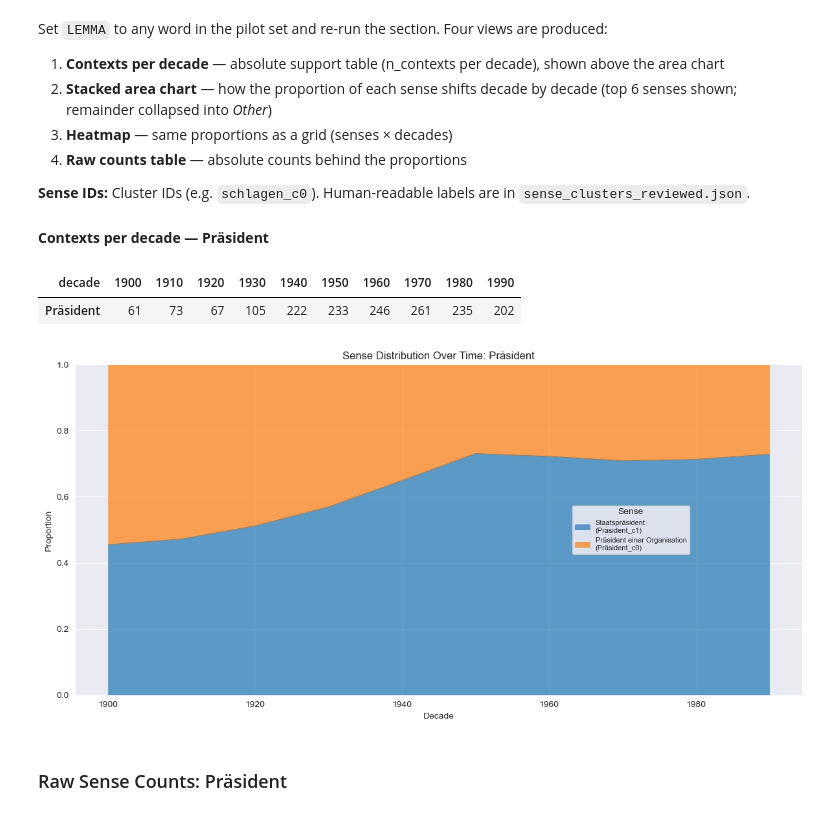
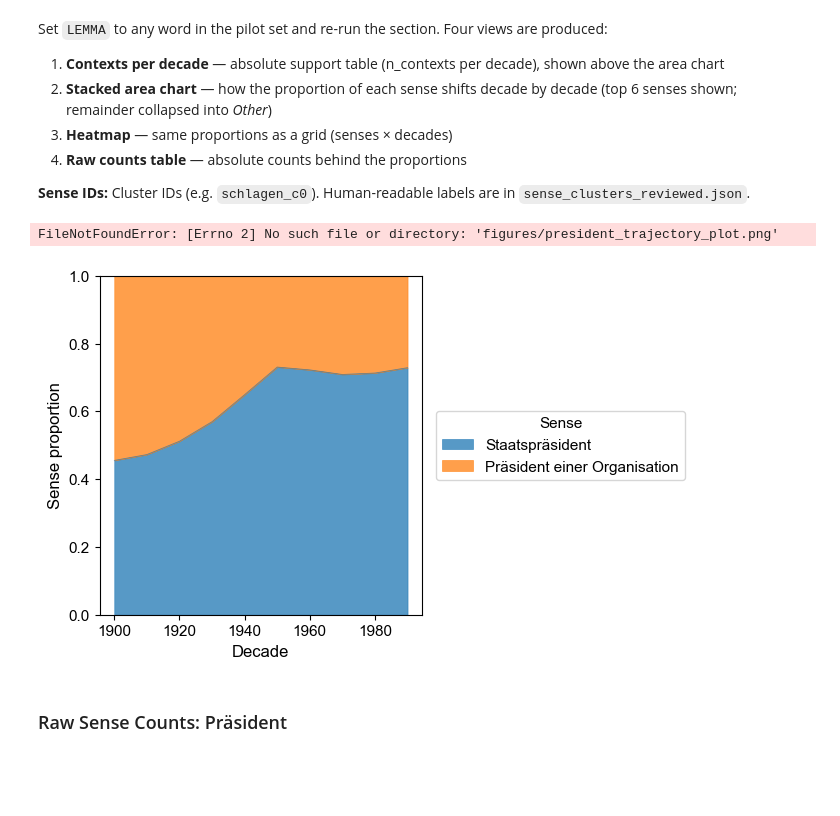
Before and after one commit to FlackoJodye1/diachronic-word-sense-change, a Jupyter notebook: notebooks/analysis/diachronic_pilot_results.ipynb, the cells around one changed output. Saved outputs shown, nothing was run; the diff lists cells and outputs as text; code cells hidden in the pictures; blank space fills up the shorter version.

```diff
--- a/notebooks/analysis/diachronic_pilot_results.ipynb
+++ b/notebooks/analysis/diachronic_pilot_results.ipynb
@@ -329,66 +329,63 @@ Set `LEMMA` to any word in the pilot set and re-run the section. Four views are
 LEMMA = 'Präsident'
 # %%
 # Stacked area chart of sense proportions
-TOP_N = 6  # show top-N senses; remainder collapsed into 'Other'
-
+TOP_N = 6
 lemma_counts = sense_counts[sense_counts['lemma'] == LEMMA].copy()
+import re
 
 if len(lemma_counts) == 0:
     print(f'No data for: {LEMMA}')
 else:
-    # ── Contexts per decade (support table) ──────────────────────────────
-    ctx_row = (
-        decade_stats[decade_stats['lemma'] == LEMMA]
-        .sort_values('decade')
-        .set_index('decade')['n_contexts']
-        .rename('n_contexts')
-        .to_frame().T
-    )
-    ctx_row.index = [LEMMA]
-    display(Markdown(f'**Contexts per decade — {LEMMA}**'))
-    display(
-        ctx_row.style.format('{:.0f}')
-        .background_gradient(cmap='Blues', axis=1)
-        .set_properties(**{'text-align': 'center'})
-    )
-
-    # ── Stacked area chart ────────────────────────────────────────────────
     pivot = lemma_counts.pivot(
         index='decade', columns='predicted_sense_id', values='proportion'
     ).fillna(0)
     col_order = pivot.sum().sort_values(ascending=False).index
     pivot = pivot[col_order]
 
-    # Collapse low-frequency senses into 'Other'
     has_other = len(pivot.columns) > TOP_N
     if has_other:
         top_cols  = list(pivot.columns[:TOP_N])
         other_sum = pivot[pivot.columns[TOP_N:]].sum(axis=1)
         pivot = pivot[top_cols].copy()
         pivot['Other'] = other_sum
 
-    # Relabel sense IDs, leave 'Other' unchanged
     sense_cols = [c for c in pivot.columns if c != 'Other']
     relabeled  = list(relabel_index(LEMMA, sense_cols))
+    # Strip out the "(Präsident_cX)" technical suffixes
+    relabeled  = [label.split(' (')[0] for label in relabeled]
+    relabeled = [re.sub(r'\s*\(Präsident_c\d+\)', '', label) for label in relabeled]
     pivot.columns = relabeled + (['Other'] if has_other else [])
 
-    fig, ax = plt.subplots(figsize=(12, 6))
-    pivot = smooth_pivot(pivot)
-    pivot.plot.area(ax=ax, alpha=0.7, linewidth=0.5)
-    ax.set_xlabel('Decade')
-    ax.set_ylabel('Proportion')
-    n_collapsed = len(col_order) - TOP_N if has_other else 0
-    title_suffix = f'  (top {TOP_N} shown; {n_collapsed} senses collapsed into Other)' if has_other else ''
-    ax.set_title(f'Sense Distribution Over Time: {LEMMA}{title_suffix}')
-    ax.set_ylim(0, 1)
-    ax.legend(title='Sense', loc='center right', bbox_to_anchor=(0.85, 0.5), fontsize=8, framealpha=0.9)
-    plt.tight_layout()
-    plt.show()
+    # White background for paper
+    with plt.style.context('default'):
+        fig, ax = plt.subplots(figsize=(7, 4.2), facecolor='white')
+        ax.set_facecolor('white')
+        pivot = smooth_pivot(pivot)
+        pivot.plot.area(ax=ax, alpha=0.75, linewidth=0.5)
+
+        ax.set_xlabel('Decade', fontsize=12)
+        ax.set_ylabel('Sense proportion', fontsize=12)
+        ax.tick_params(axis='both', labelsize=11)
+        ax.set_ylim(0, 1)
+
+        # No title - caption handles it
+
+        ax.legend(
+            title='Sense',
+            loc='center left',
+            bbox_to_anchor=(1.02, 0.5),  # outside plot, right side
+            fontsize=11,
+            title_fontsize=11,
+            frameon=True,
+        )
+
+        plt.tight_layout()
+        plt.savefig('figures/president_trajectory_plot.png',
+                    dpi=300, bbox_inches='tight', facecolor='white')
+        plt.show()
 # %% [output]
-**Contexts per decade — Präsident**
-| decade | 1900 | 1910 | 1920 | 1930 | 1940 | 1950 | 1960 | 1970 | 1980 | 1990 |
-| Präsident | 61 | 73 | 67 | 105 | 222 | 233 | 246 | 261 | 235 | 202 |
+FileNotFoundError: [Errno 2] No such file or directory: 'figures/president_trajectory_plot.png'
-[figure, old version]
+[figure, new version]
 # %%
 # Sense proportion heatmap
 '''
```
Also changed, not shown: parts of 7 cells of this notebook, 38 other files.
